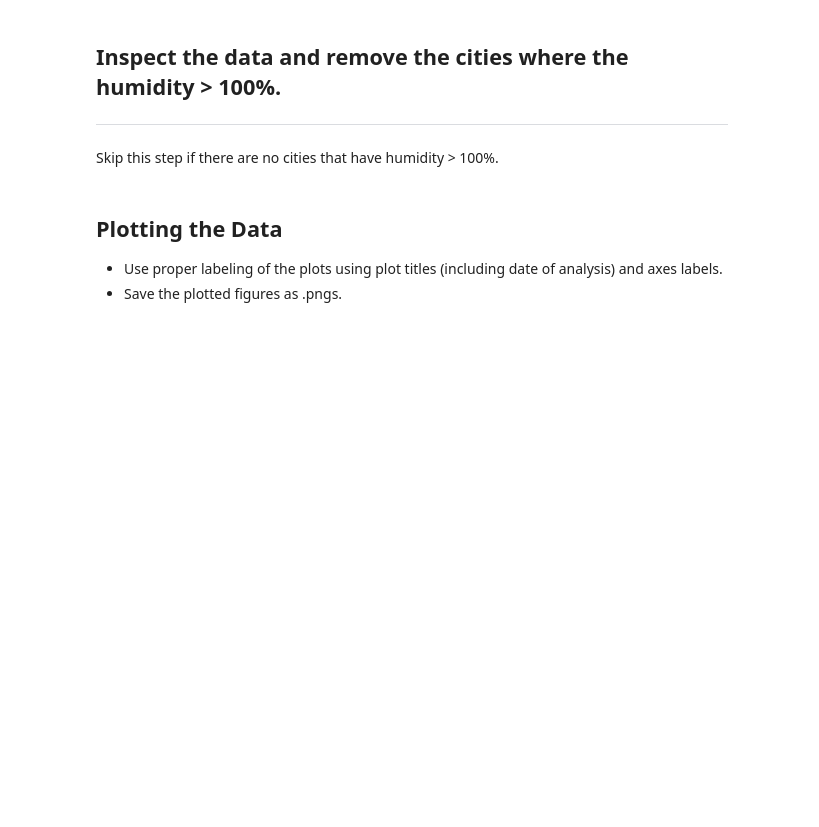
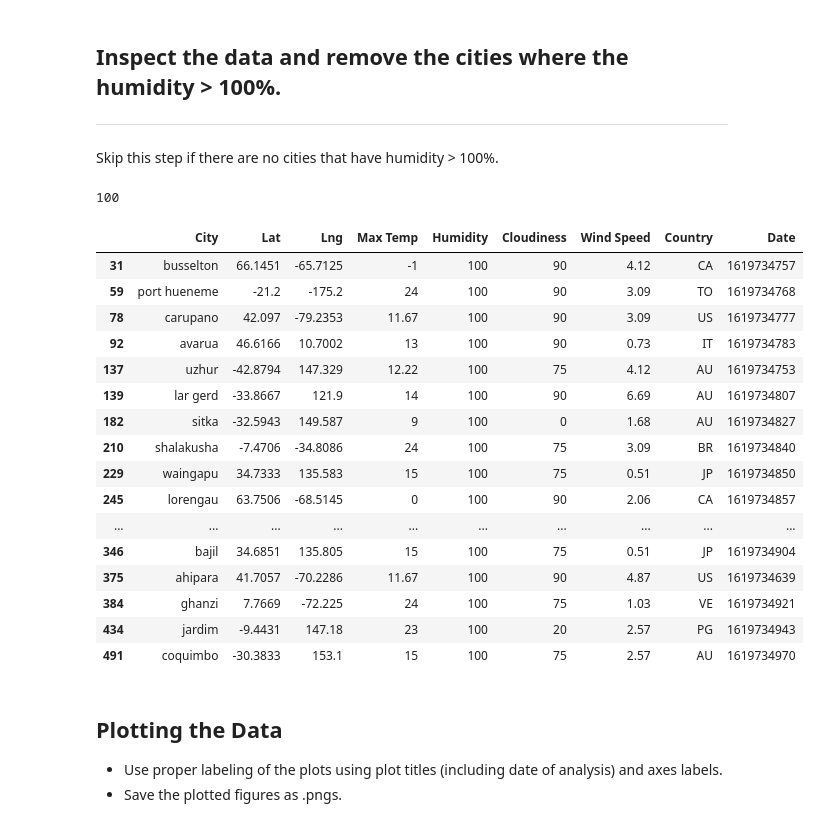
Before and after one commit to JoseH-Git/python-api-challenge, a Jupyter notebook: WeatherPy/WeatherPy.ipynb, the cells around one changed output. Saved outputs shown, nothing was run; the diff lists cells and outputs as text; code cells hidden in the pictures; blank space fills up the shorter version.

Commit message:
Humidity verification

```diff
--- a/WeatherPy/WeatherPy.ipynb
+++ b/WeatherPy/WeatherPy.ipynb
@@ -159,8 +159,33 @@ dict_df.to_csv("WeatherPy.csv")
 ## Inspect the data and remove the cities where the humidity > 100%.
 ----
 Skip this step if there are no cities that have humidity > 100%.
+# %%
+cities_dict_df["Humidity"].max()
+# %% [output]
+100
 # %%
 #  Get the indices of cities that have humidity over 100%.
+
+hum_cities = cities_dict_df.loc[cities_dict_df['Humidity'] >= 100,:]
+hum_cities
+# %% [output]
+|  | City | Lat | Lng | Max Temp | Humidity | Cloudiness | Wind Speed | Country | Date |
+| 31 | busselton | 66.1451 | -65.7125 | -1 | 100 | 90 | 4.12 | CA | 1619734757 |
+| 59 | port hueneme | -21.2 | -175.2 | 24 | 100 | 90 | 3.09 | TO | 1619734768 |
+| 78 | carupano | 42.097 | -79.2353 | 11.67 | 100 | 90 | 3.09 | US | 1619734777 |
+| 92 | avarua | 46.6166 | 10.7002 | 13 | 100 | 90 | 0.73 | IT | 1619734783 |
+| 137 | uzhur | -42.8794 | 147.329 | 12.22 | 100 | 75 | 4.12 | AU | 1619734753 |
+| 139 | lar gerd | -33.8667 | 121.9 | 14 | 100 | 90 | 6.69 | AU | 1619734807 |
+| 182 | sitka | -32.5943 | 149.587 | 9 | 100 | 0 | 1.68 | AU | 1619734827 |
+| 210 | shalakusha | -7.4706 | -34.8086 | 24 | 100 | 75 | 3.09 | BR | 1619734840 |
+| 229 | waingapu | 34.7333 | 135.583 | 15 | 100 | 75 | 0.51 | JP | 1619734850 |
+| 245 | lorengau | 63.7506 | -68.5145 | 0 | 100 | 90 | 2.06 | CA | 1619734857 |
+| ... | ... | ... | ... | ... | ... | ... | ... | ... | ... |
+| 346 | bajil | 34.6851 | 135.805 | 15 | 100 | 75 | 0.51 | JP | 1619734904 |
+| 375 | ahipara | 41.7057 | -70.2286 | 11.67 | 100 | 90 | 4.87 | US | 1619734639 |
+| 384 | ghanzi | 7.7669 | -72.225 | 24 | 100 | 75 | 1.03 | VE | 1619734921 |
+| 434 | jardim | -9.4431 | 147.18 | 23 | 100 | 20 | 2.57 | PG | 1619734943 |
+| 491 | coquimbo | -30.3833 | 153.1 | 15 | 100 | 75 | 2.57 | AU | 1619734970 |
 # %%
 # Make a new DataFrame equal to the city data to drop all humidity outliers by index.
 # Passing "inplace=False" will make a copy of the city_data DataFrame, which we call "clean_city_data".
```
Also changed, not shown: parts of 1 cell of this notebook.
